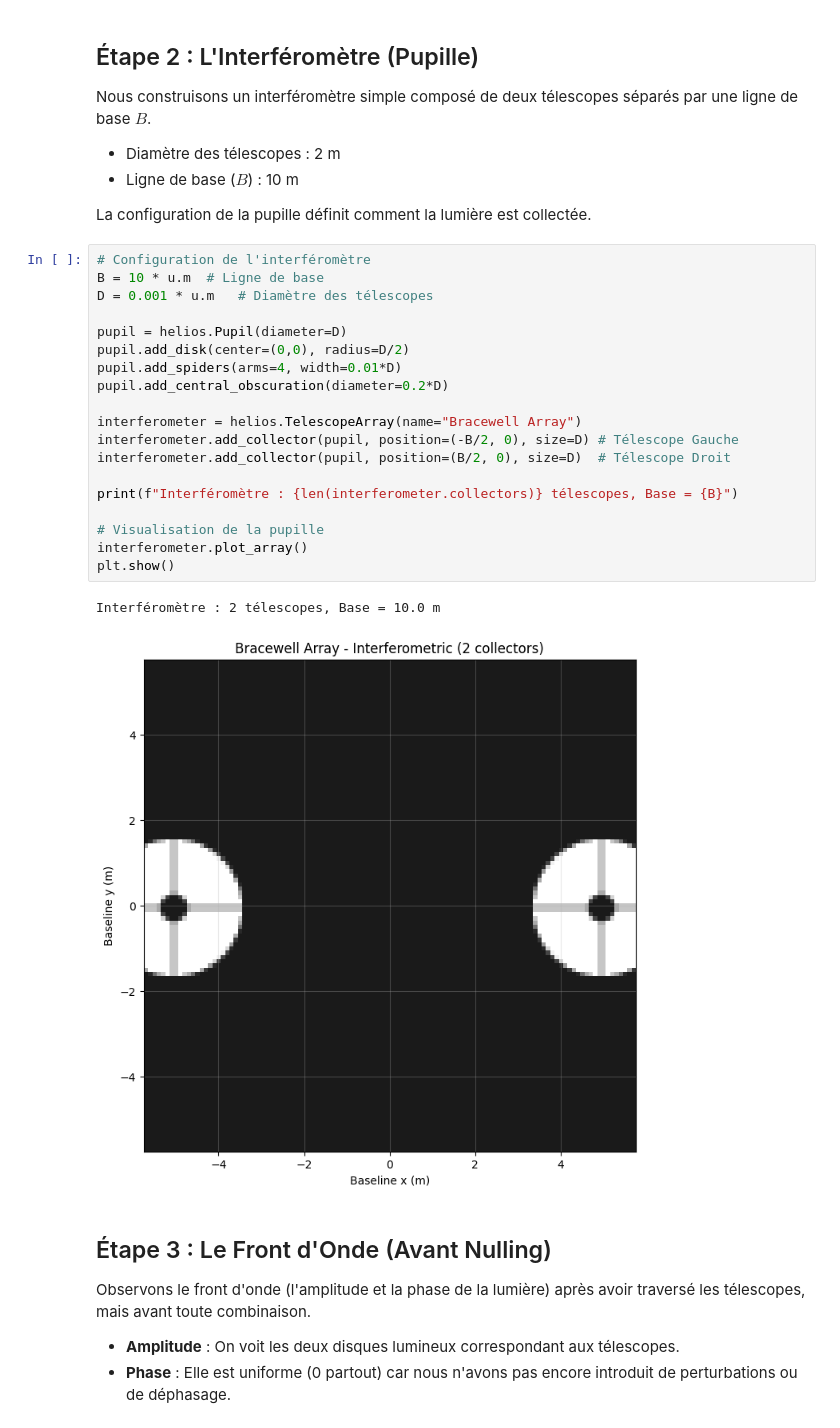
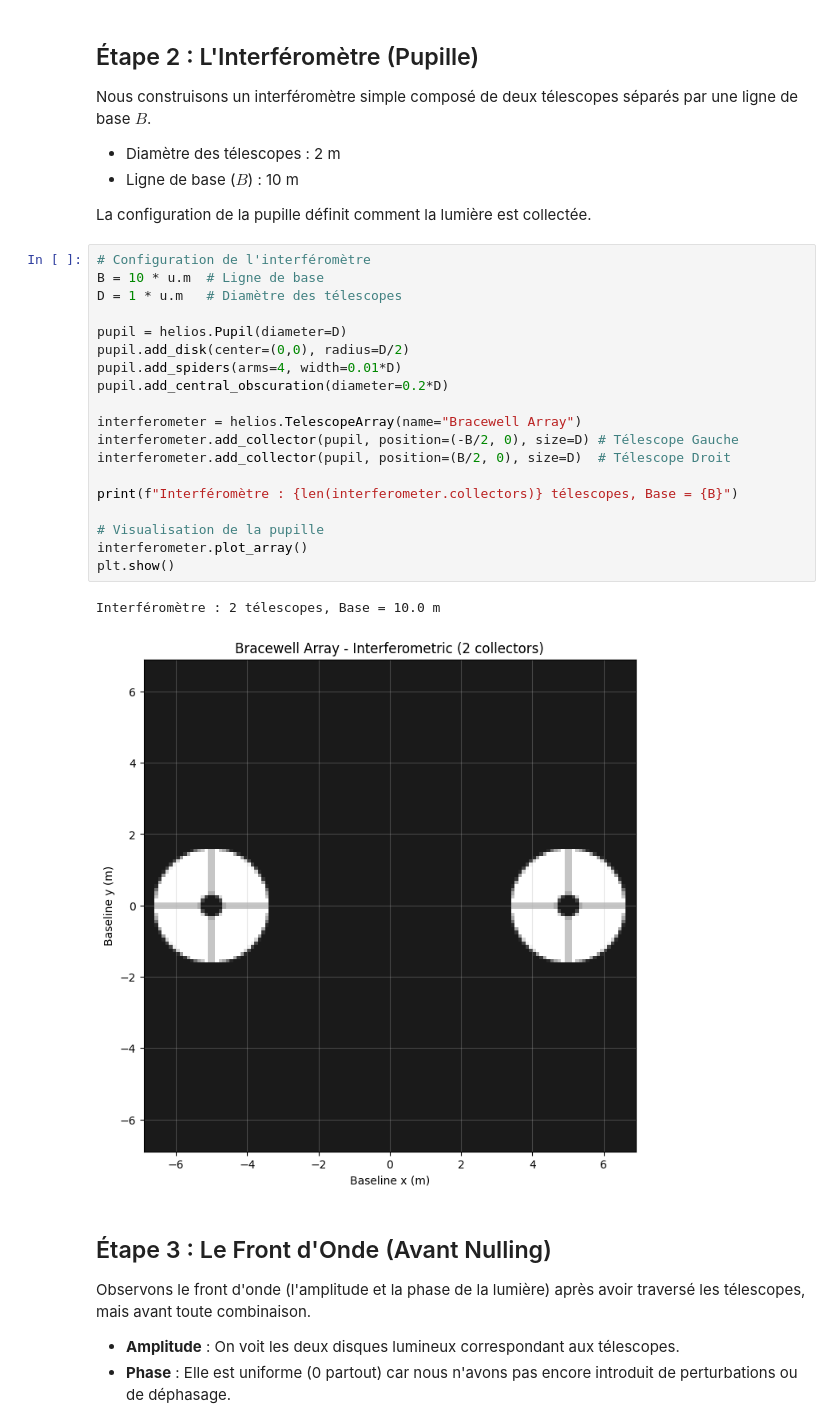
Before and after one commit to VForiel/HELIOS, a Jupyter notebook: tests.ipynb, the cells around one changed output. Saved outputs shown, nothing was run; the diff lists cells and outputs as text.

```diff
--- a/tests.ipynb
+++ b/tests.ipynb
@@ -54,25 +54,25 @@ La configuration de la pupille définit comment la lumière est collectée.
 # %%
 # Configuration de l'interféromètre
 B = 10 * u.m  # Ligne de base
-D = 0.001 * u.m   # Diamètre des télescopes
+D = 1 * u.m   # Diamètre des télescopes
 
 pupil = helios.Pupil(diameter=D)
 pupil.add_disk(center=(0,0), radius=D/2)
 pupil.add_spiders(arms=4, width=0.01*D)
 pupil.add_central_obscuration(diameter=0.2*D)
 
 interferometer = helios.TelescopeArray(name="Bracewell Array")
 interferometer.add_collector(pupil, position=(-B/2, 0), size=D) # Télescope Gauche
 interferometer.add_collector(pupil, position=(B/2, 0), size=D)  # Télescope Droit
 
 print(f"Interféromètre : {len(interferometer.collectors)} télescopes, Base = {B}")
 
 # Visualisation de la pupille
 interferometer.plot_array()
 plt.show()
 # %% [output]
 Interféromètre : 2 télescopes, Base = 10.0 m
-[figure, old version]
+[figure, new version]
 # %% [markdown]
 ## Étape 3 : Le Front d'Onde (Avant Nulling)
 
```
Also changed, not shown: parts of 6 cells of this notebook, 11 other files.
